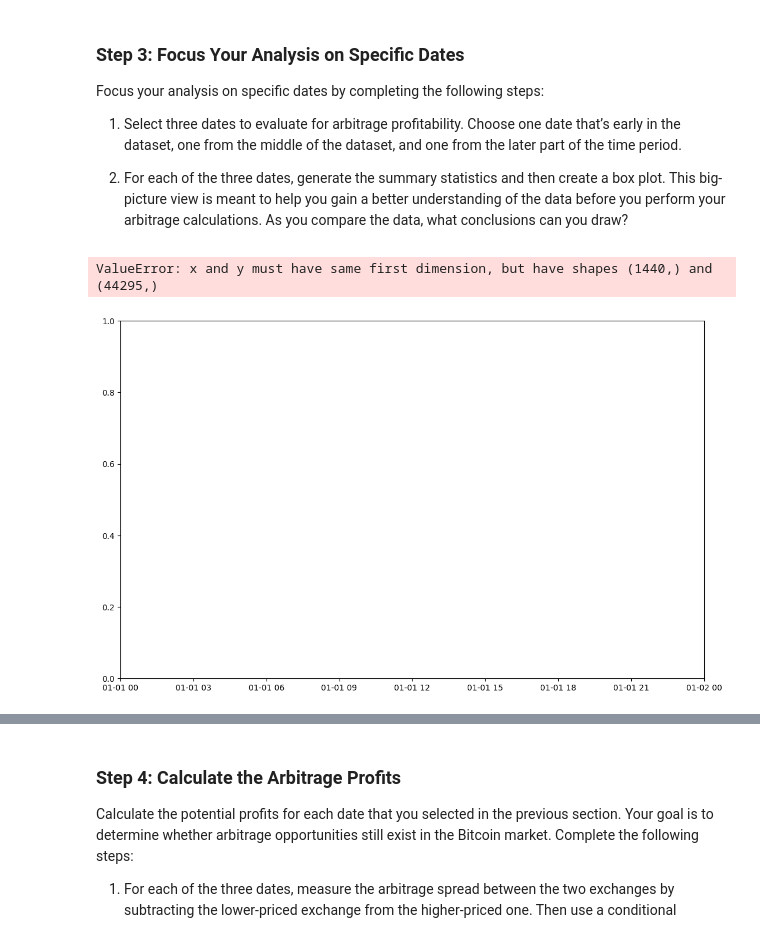
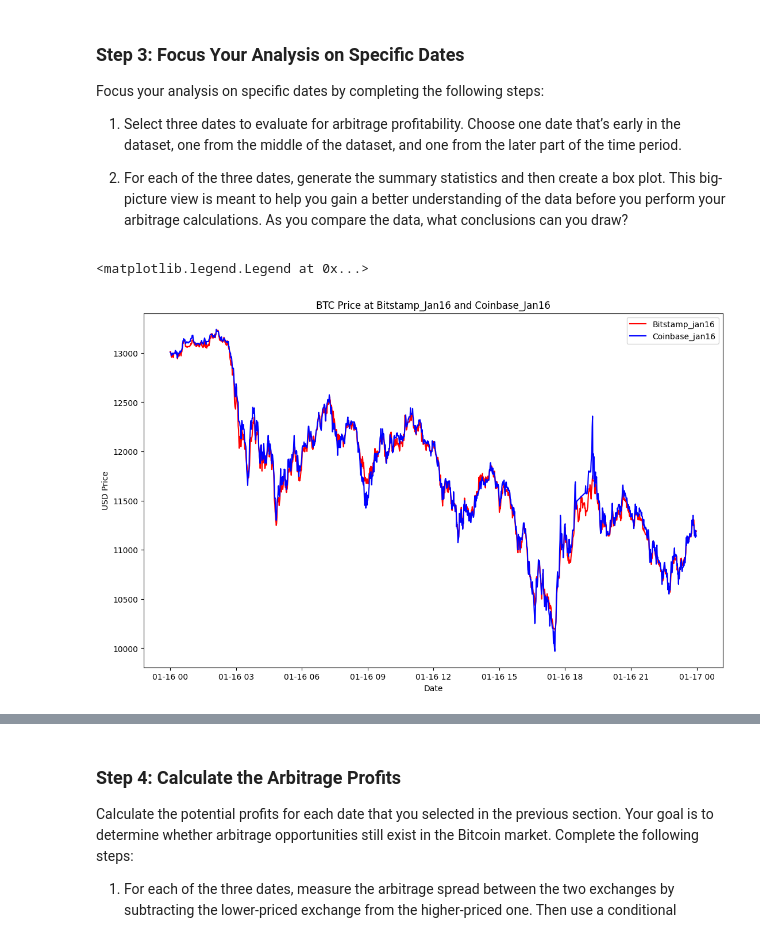
Before and after one commit to justinvalli/Challenge_3, a Jupyter notebook: Starter_Code/crypto_arbitrage.ipynb, the cells around one changed output, grey strips where cells are left out. Cells and saved outputs as stored; diff of their text form; code cells hidden in the pictures.

```diff
--- a/Starter_Code/crypto_arbitrage.ipynb
+++ b/Starter_Code/crypto_arbitrage.ipynb
@@ -381,20 +397,20 @@ Focus your analysis on specific dates by completing the following steps:
 # %%
 # Create an overlay plot that visualizes the two dataframes over a period of one day early in the dataset.
 # Be sure that the plots include the parameters `legend`, `figsize`, `title`, `color` and `label`
 
 bitstamp_jan16 = bitstamp.loc['2018-01-16', 'Close']
 coinbase_jan16 = coinbase.loc['2018-01-16', 'Close']
 
 fig, ax = plt.subplots(figsize = (13,8))
-ax.plot(bitstamp_jan16.index, bitstamp_mar, color = 'red', label = 'Bitstamp_jan16')
-ax.plot(coinbase_jan16.index, coinbase_mar, color = 'blue', label = 'Coinbase_jan16')
+ax.plot(bitstamp_jan16.index, bitstamp_jan16, color = 'red', label = 'Bitstamp_jan16')
+ax.plot(coinbase_jan16.index, coinbase_jan16, color = 'blue', label = 'Coinbase_jan16')
 ax.set_title('BTC Price at Bitstamp_Jan16 and Coinbase_Jan16')
 ax.set_xlabel('Date')
 ax.set_ylabel('USD Price')
 ax.legend()
 # %% [output]
-ValueError: x and y must have same first dimension, but have shapes (1440,) and (44295,)
+<matplotlib.legend.Legend at 0x...>
-[figure, old version]
+[figure, new version]
 # %%
 # Using the early date that you have selected, calculate the arbitrage spread
 # by subtracting the bitstamp lower closing prices from the coinbase higher closing prices
```
Also changed, not shown: parts of 25 cells of this notebook.
